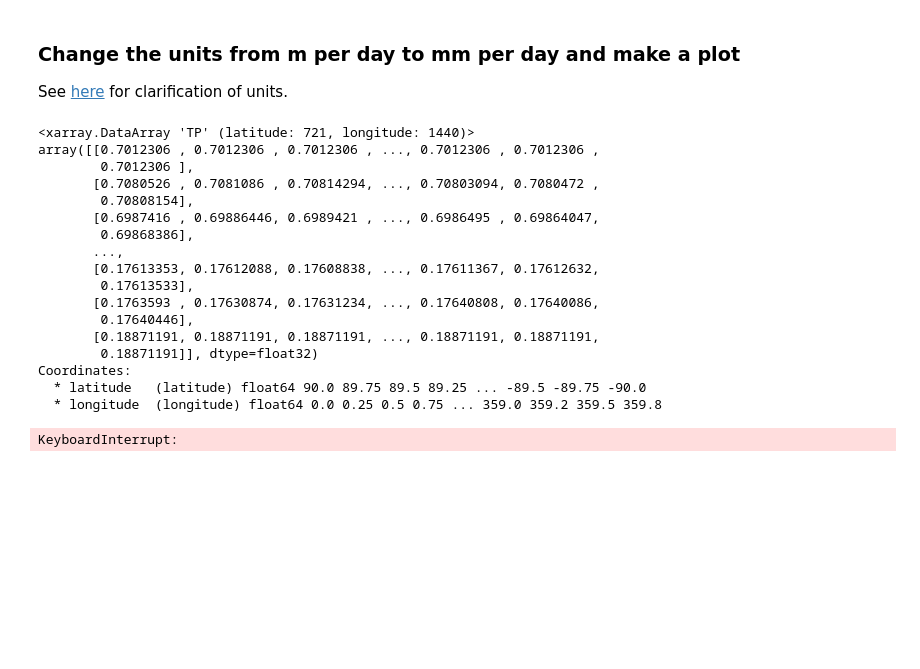
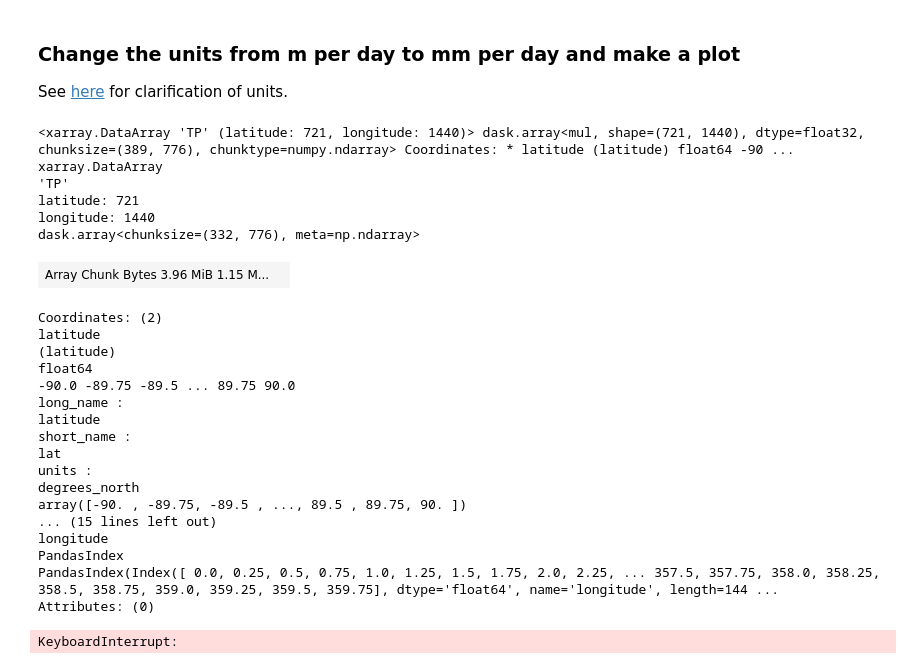
Before and after one commit to jiang-zhu/paleocamp, a Jupyter notebook: _build/jupyter_execute/4_additional_info_examples.ipynb, the cells around one changed output. Drawn from its saved outputs; the diff is of its cells as text; code cells hidden in the pictures; blank space fills up the shorter version.

```diff
--- a/_build/jupyter_execute/4_additional_info_examples.ipynb
+++ b/_build/jupyter_execute/4_additional_info_examples.ipynb
@@ -289,5 +289,6 @@ print(*files_tp, sep='\n')
 /glade/campaign/collections/rda/data/ds633.1/e5.moda.fc.sfc.accumu/1992/e5.moda.fc.sfc.accumu.128_228_tp.ll025sc.1992010100_1992120100.nc
 # %%
 ds = xr.open_mfdataset(files_tp)
+ds = ds.reindex(latitude=sorted(ds.latitude.values))
 ds
 # %% [output]
@@ -340,25 +341,32 @@ netCDF Operators version 4.7.9 (Homepage = http://nco.sf.net, Code = http://gith
 See [here](https://confluence.ecmwf.int/pages/viewpage.action?pageId=197702790) for clarification of units.
 # %%
 tp = ds.TP.mean('time') * 1000.
-tp.compute()
+tp
 # %% [output]
-<xarray.DataArray 'TP' (latitude: 721, longitude: 1440)>
-array([[0.7012306 , 0.7012306 , 0.7012306 , ..., 0.7012306 , 0.7012306 ,
-        0.7012306 ],
-       [0.7080526 , 0.7081086 , 0.70814294, ..., 0.70803094, 0.7080472 ,
-        0.70808154],
-       [0.6987416 , 0.69886446, 0.6989421 , ..., 0.6986495 , 0.69864047,
-        0.69868386],
-       ...,
-       [0.17613353, 0.17612088, 0.17608838, ..., 0.17611367, 0.17612632,
-        0.17613533],
-       [0.1763593 , 0.17630874, 0.17631234, ..., 0.17640808, 0.17640086,
-        0.17640446],
-       [0.18871191, 0.18871191, 0.18871191, ..., 0.18871191, 0.18871191,
-        0.18871191]], dtype=float32)
-Coordinates:
-  * latitude   (latitude) float64 90.0 89.75 89.5 89.25 ... -89.5 -89.75 -90.0
-  * longitude  (longitude) float64 0.0 0.25 0.5 0.75 ... 359.0 359.2 359.5 359.8
+<xarray.DataArray 'TP' (latitude: 721, longitude: 1440)> dask.array<mul, shape=(721, 1440), dtype=float32, chunksize=(389, 776), chunktype=numpy.ndarray> Coordinates: * latitude (latitude) float64 -90 ...
+xarray.DataArray
+'TP'
+latitude: 721
+longitude: 1440
+dask.array<chunksize=(332, 776), meta=np.ndarray>
+| Array Chunk Bytes 3.96 MiB 1.15 M... |  |
+Coordinates: (2)
+latitude
+(latitude)
+float64
+-90.0 -89.75 -89.5 ... 89.75 90.0
+long_name :
+latitude
+short_name :
+lat
+units :
+degrees_north
+array([-90. , -89.75, -89.5 , ..., 89.5 , 89.75, 90. ])
+... (15 lines left out)
+longitude
+PandasIndex
+PandasIndex(Index([ 0.0, 0.25, 0.5, 0.75, 1.0, 1.25, 1.5, 1.75, 2.0, 2.25, ... 357.5, 357.75, 358.0, 358.25, 358.5, 358.75, 359.0, 359.25, 359.5, 359.75], dtype='float64', name='longitude', length=144 ...
+Attributes: (0)
 # %%
 tp.plot(figsize=(4, 2),
         cmap='YlGnBu',
```
Also changed, not shown: parts of 3 cells of this notebook, 25 other files.
